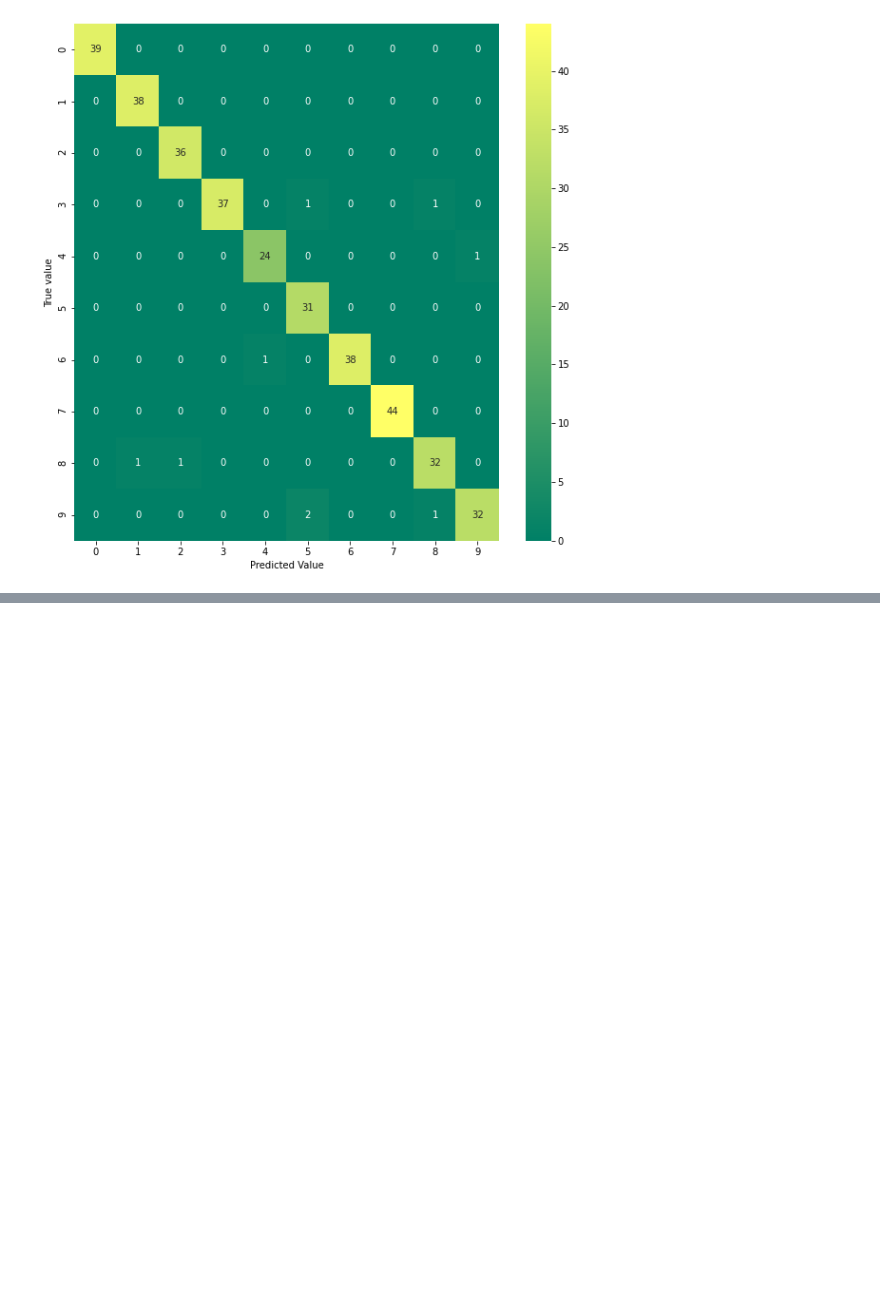
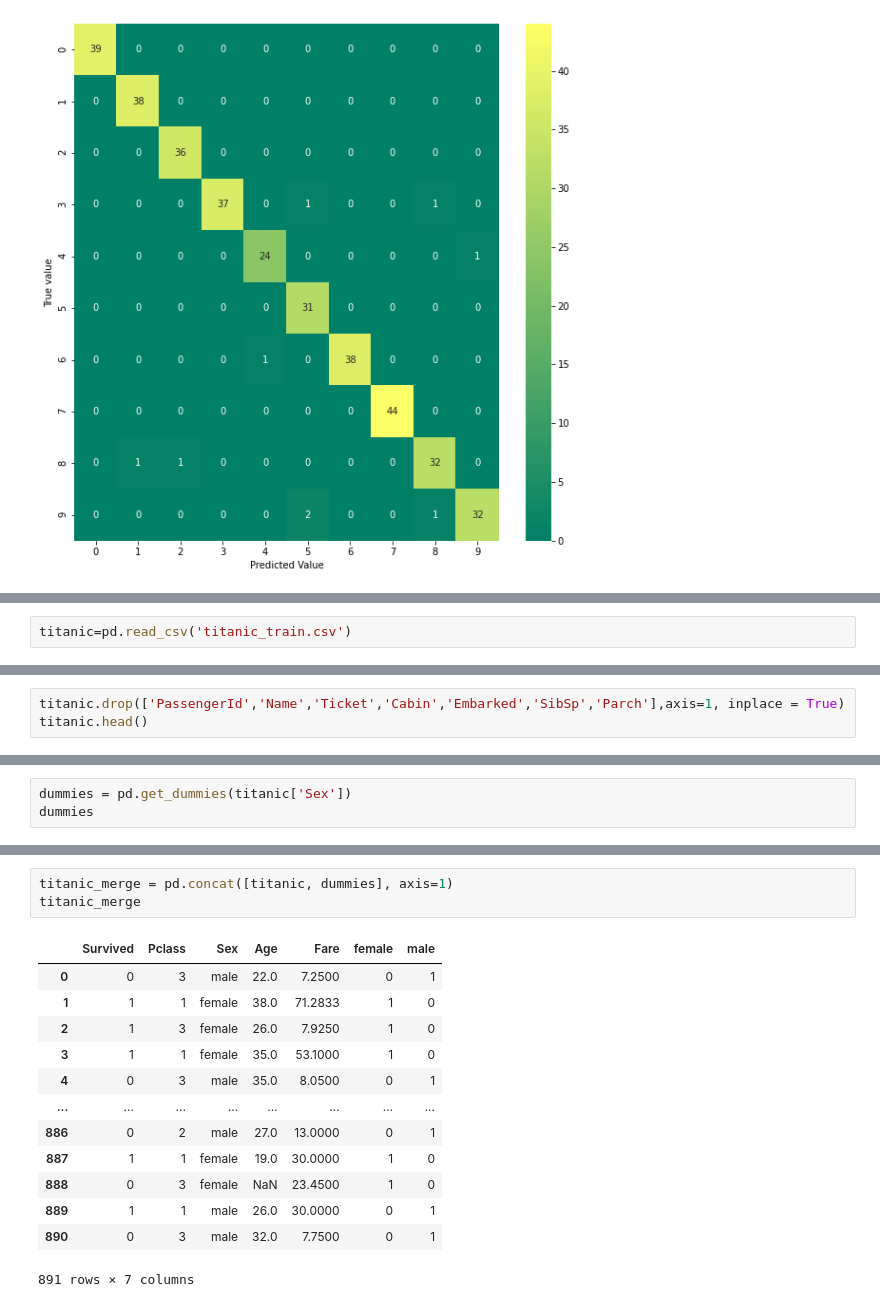
Before and after one commit to GKPSingh/ML-practice, a Jupyter notebook: ML.ipynb, the cells around one changed output, grey strips where cells are left out. Saved outputs shown, nothing was run; the diff lists cells and outputs as text; blank space fills up the shorter version.

```diff
--- a/ML.ipynb
+++ b/ML.ipynb
@@ -1681,0 +1684,2 @@ plt.plot(k_range,sse)
+# %%
+titanic=pd.read_csv('titanic_train.csv')
@@ -1681,0 +1699,3 @@ plt.plot(k_range,sse)
+# %%
+titanic.drop(['PassengerId','Name','Ticket','Cabin','Embarked','SibSp','Parch'],axis=1, inplace = True)
+titanic.head()
@@ -1681,0 +1712,3 @@ plt.plot(k_range,sse)
+# %%
+dummies = pd.get_dummies(titanic['Sex'])
+dummies
@@ -1681,0 +1729,17 @@ plt.plot(k_range,sse)
+# %%
+titanic_merge = pd.concat([titanic, dummies], axis=1)
+titanic_merge
+# %% [output]
+|  | Survived | Pclass | Sex | Age | Fare | female | male |
+| 0 | 0 | 3 | male | 22.0 | 7.2500 | 0 | 1 |
+| 1 | 1 | 1 | female | 38.0 | 71.2833 | 1 | 0 |
+| 2 | 1 | 3 | female | 26.0 | 7.9250 | 1 | 0 |
+| 3 | 1 | 1 | female | 35.0 | 53.1000 | 1 | 0 |
+| 4 | 0 | 3 | male | 35.0 | 8.0500 | 0 | 1 |
+| ... | ... | ... | ... | ... | ... | ... | ... |
+| 886 | 0 | 2 | male | 27.0 | 13.0000 | 0 | 1 |
+| 887 | 1 | 1 | female | 19.0 | 30.0000 | 1 | 0 |
+| 888 | 0 | 3 | female | NaN | 23.4500 | 1 | 0 |
+| 889 | 1 | 1 | male | 26.0 | 30.0000 | 0 | 1 |
+| 890 | 0 | 3 | male | 32.0 | 7.7500 | 0 | 1 |
+891 rows × 7 columns
```
Also changed, not shown: parts of 99 cells of this notebook, 2 other files.
